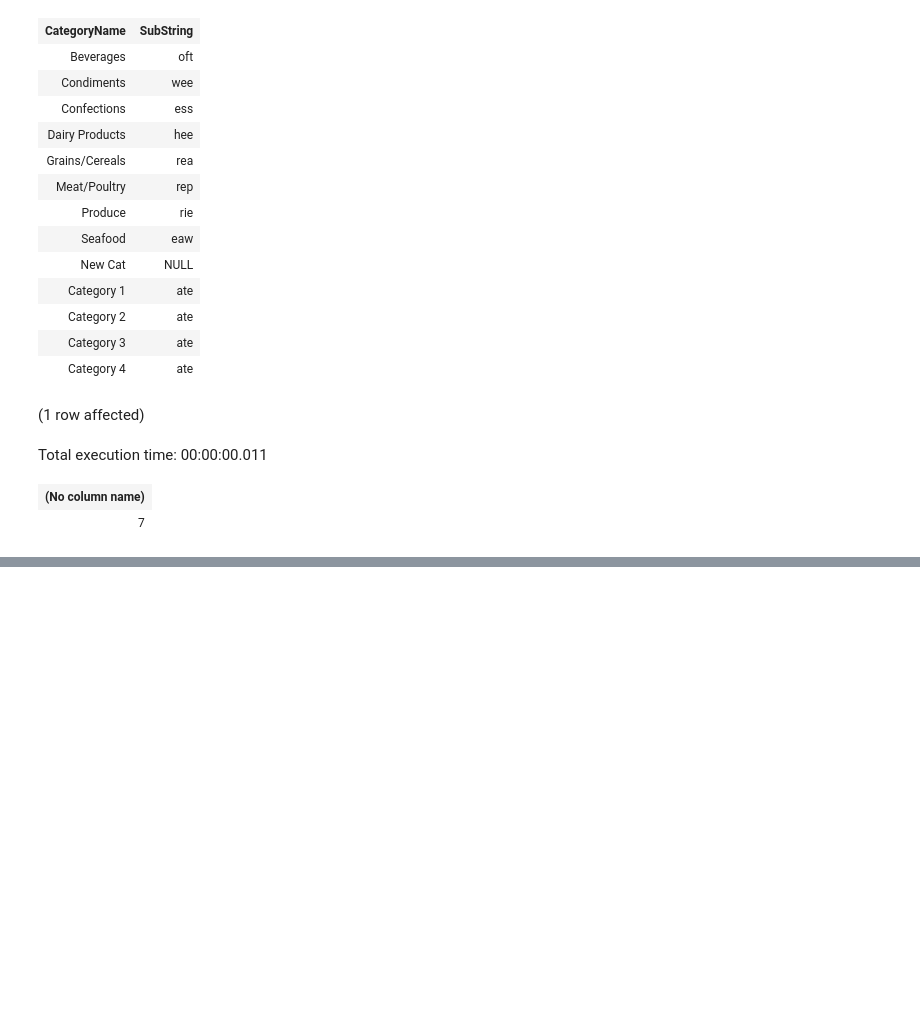
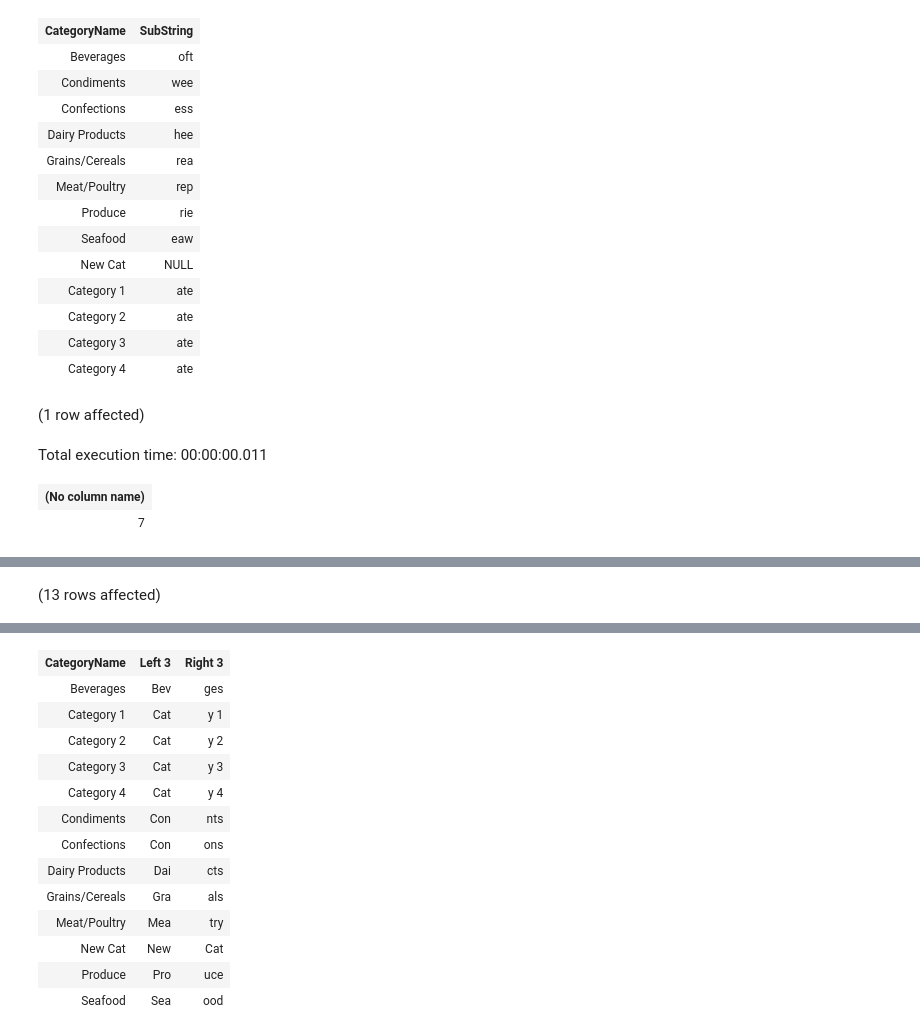
Before and after one commit to Simonsbs/D290323ER_SQL, a Jupyter notebook: CommonFunctions.ipynb, the cells around one changed output, grey strips where cells are left out. Drawn from its saved outputs; the diff is of its cells as text; code cells hidden in the pictures; blank space fills up the shorter version.

```diff
--- a/CommonFunctions.ipynb
+++ b/CommonFunctions.ipynb
@@ -90,0 +97,9 @@ Total execution time: 00:00:00.013
+# %%
+SELECT
+    [CategoryName],
+    LEFT([CategoryName], 3) AS [Left 3],
+    RIGHT([CategoryName], 3) AS [Right 3]
+FROM
+    [Categories]
+# %% [output]
+(13 rows affected)
@@ -90,0 +107,14 @@ Total execution time: 00:00:00.013
+| CategoryName | Left 3 | Right 3 |
+| Beverages | Bev | ges |
+| Category 1 | Cat | y 1 |
+| Category 2 | Cat | y 2 |
+| Category 3 | Cat | y 3 |
+| Category 4 | Cat | y 4 |
+| Condiments | Con | nts |
+| Confections | Con | ons |
+| Dairy Products | Dai | cts |
+| Grains/Cereals | Gra | als |
+| Meat/Poultry | Mea | try |
+| New Cat | New | Cat |
+| Produce | Pro | uce |
+| Seafood | Sea | ood |
```
Also changed, not shown: parts of 7 cells of this notebook, 1 other file.
